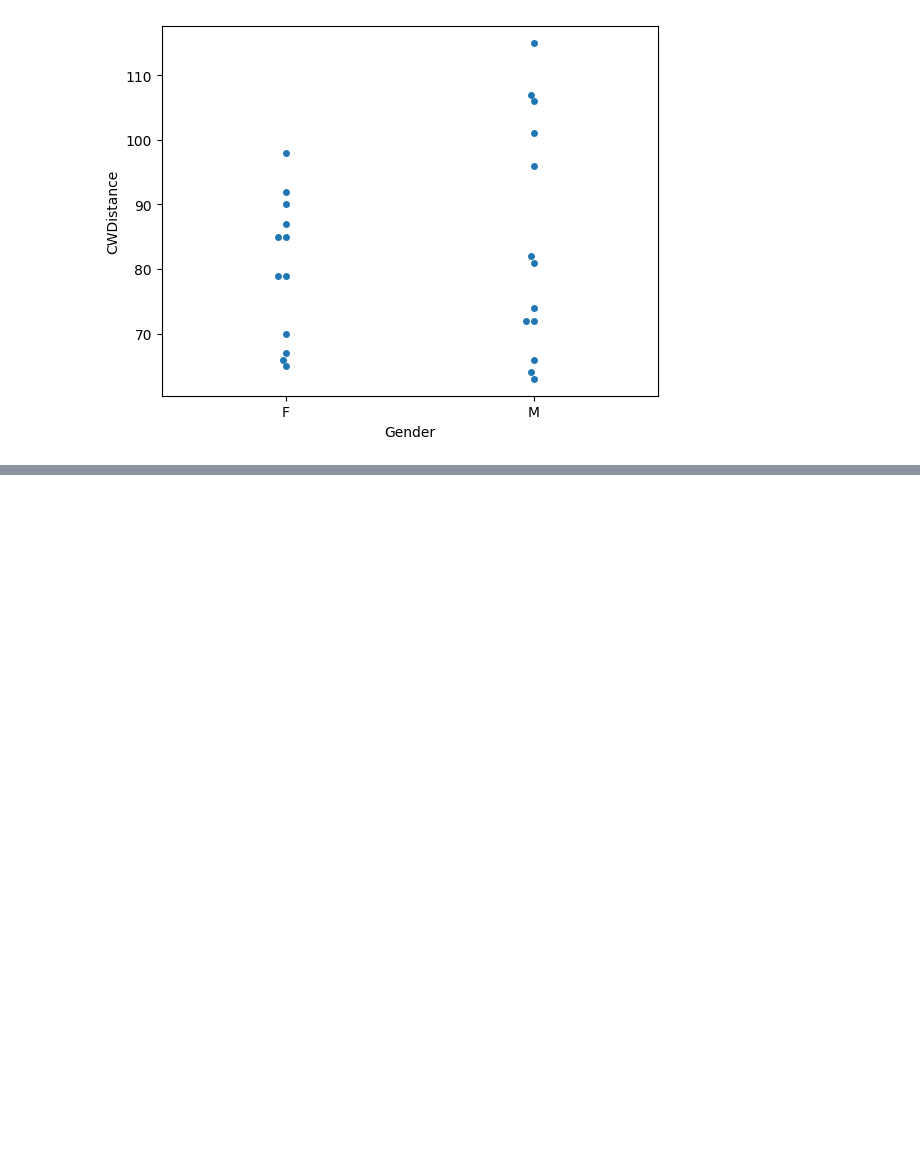
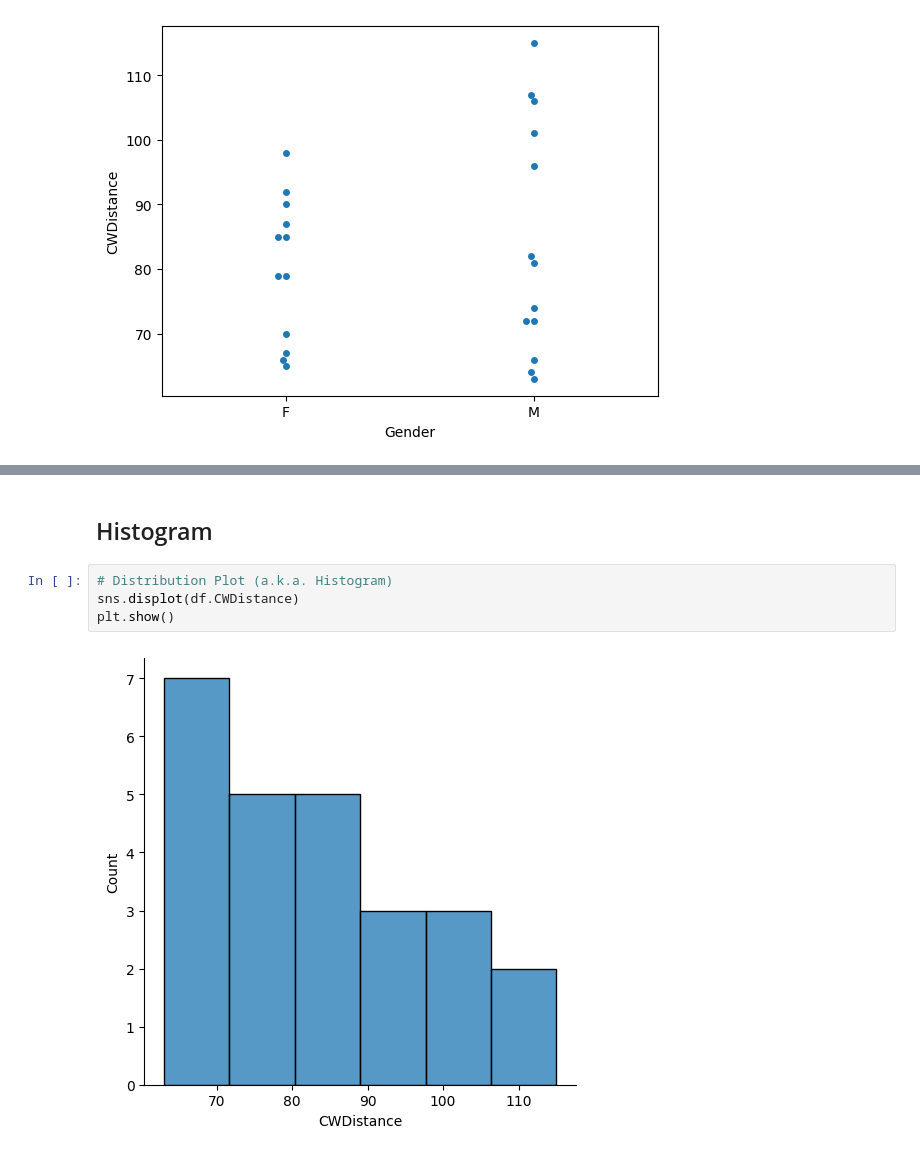
Before and after one commit to gentlemanpe/Statistics-with-Python, a Jupyter notebook: Course01-Understanding-and-Visualizing-Data-with-Python/Important-Python-Libraries.ipynb, the cells around one changed output, grey strips where cells are left out. Saved outputs shown, nothing was run; the diff lists cells and outputs as text; blank space fills up the shorter version.

```diff
--- a/Course01-Understanding-and-Visualizing-Data-with-Python/Important-Python-Libraries.ipynb
+++ b/Course01-Understanding-and-Visualizing-Data-with-Python/Important-Python-Libraries.ipynb
@@ -350,0 +378,8 @@ plt.show()
+# %% [markdown]
+## Histogram
+# %%
+# Distribution Plot (a.k.a. Histogram)
+sns.displot(df.CWDistance)
+plt.show()
+# %% [output]
+[figure, added]
```
Also changed, not shown: parts of 2 cells of this notebook.
